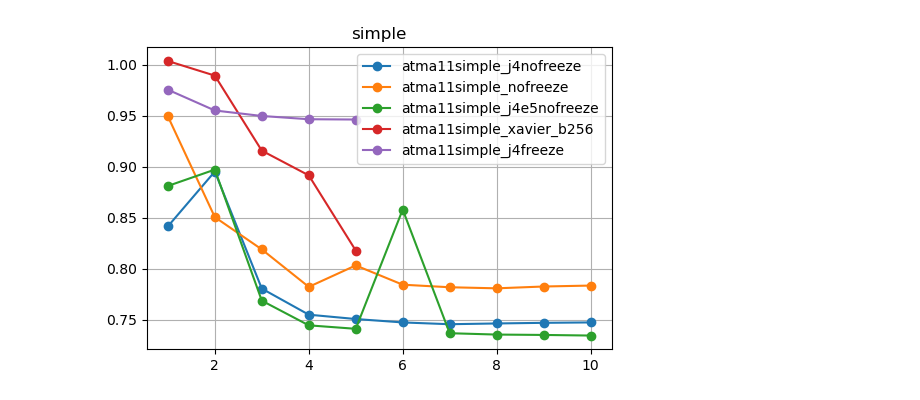
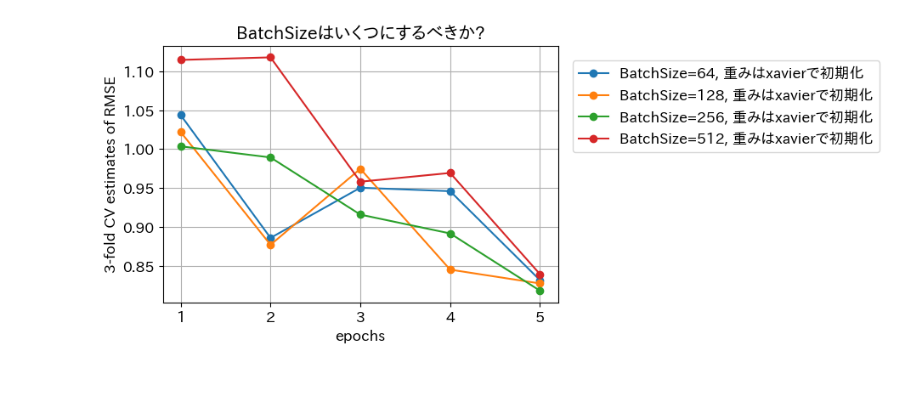
Before and after one commit to nat-chan/atmaCup11, a Jupyter notebook: comparison.ipynb, the cells around one changed output. Cells and saved outputs as stored; diff of their text form; code cells hidden in the pictures.

```diff
--- a/comparison.ipynb
+++ b/comparison.ipynb
@@ -31,10 +47,9 @@ def myplot(root: Path, title: str, names: List[str]):
-# %%
-myplot(root, "simple", [
-    "atma11simple_j4nofreeze",
-    "atma11simple_nofreeze", # 転移元はj3
-    "atma11simple_j4e5nofreeze",
-    "atma11simple_xavier_b256",
-    "atma11simple_j4freeze",
-])
-# %% [output]
-[figure, removed]
+# %%
+myplot(root, "BatchSizeはいくつにするべきか?", {
+    "atma11simple_xavier_b64": {"label":"BatchSize=64, 重みはxavierで初期化"},
+    "atma11simple_xavier_b128": {"label":"BatchSize=128, 重みはxavierで初期化"},
+    "atma11simple_xavier_b256": {"label":"BatchSize=256, 重みはxavierで初期化"},
+    "atma11simple_xavier_b512": {"label":"BatchSize=512, 重みはxavierで初期化"},
+})
+# %% [output]
+[figure, added]
```
Also changed, not shown: parts of 8 cells of this notebook.
